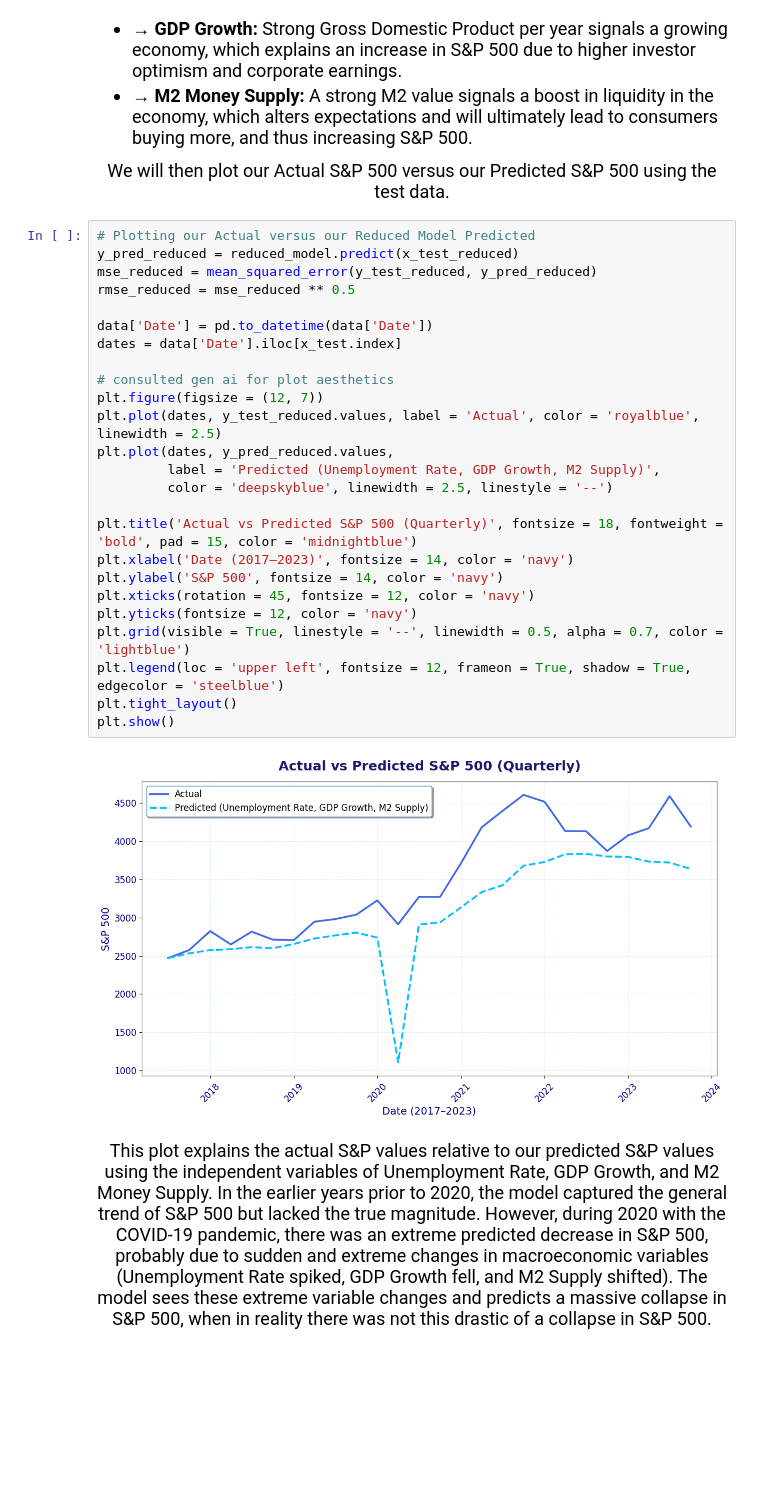
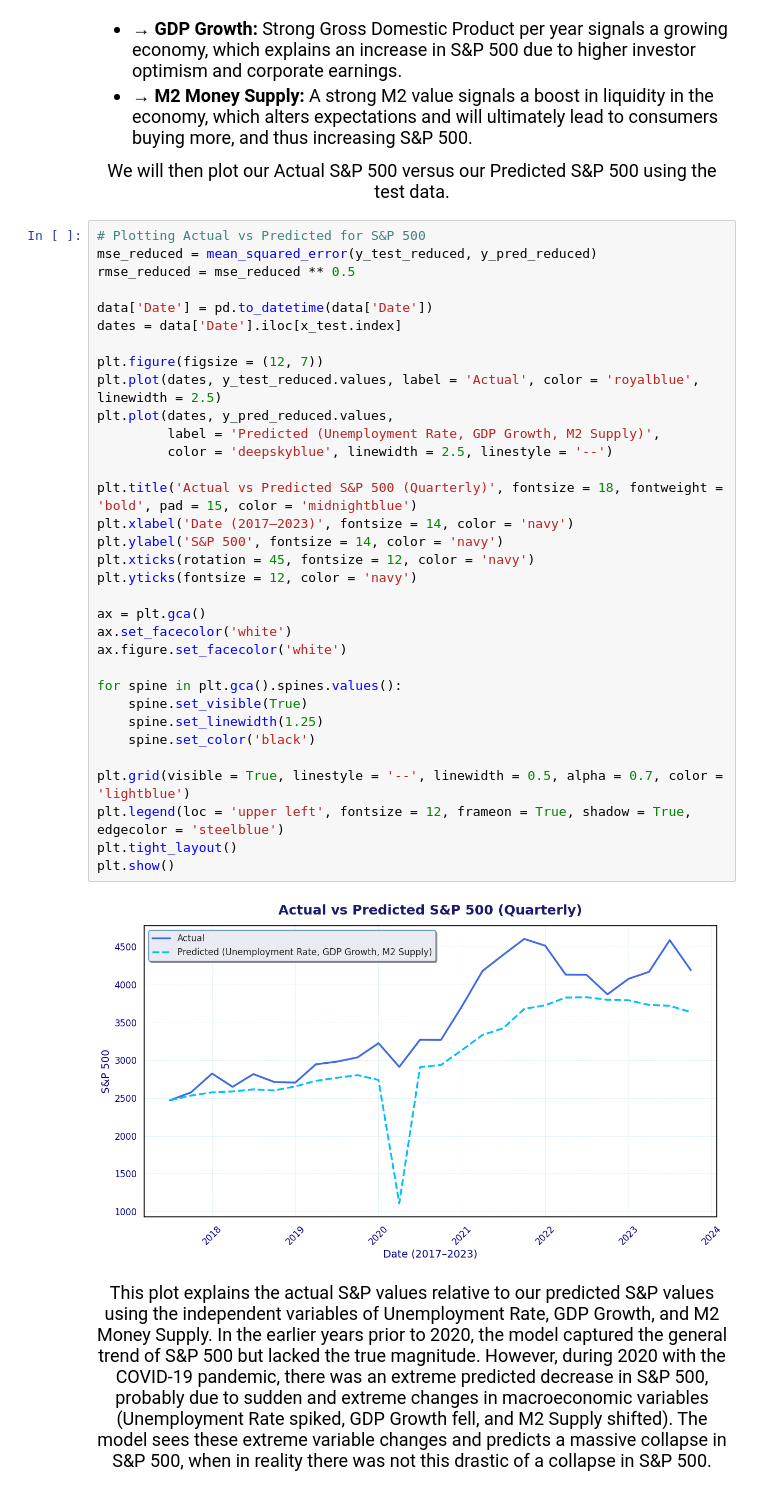
Before and after one commit to allarde2/Macroeconomic-Factors-Stock-Maket-Performance-CMSE-202-final-project-, a Jupyter notebook: multiple/S&P 500 Multiple.ipynb, the cells around one changed output. Drawn from its saved outputs; the diff is of its cells as text; blank space fills up the shorter version.

```diff
--- a/multiple/S&P 500 Multiple.ipynb
+++ b/multiple/S&P 500 Multiple.ipynb
@@ -211,32 +211,40 @@ strong multicollinearity or other numerical problems.
   </ul> We will then plot our Actual S&P 500 versus our Predicted S&P 500 using the test data.
 </div>
 # %%
-# Plotting our Actual versus our Reduced Model Predicted
-y_pred_reduced = reduced_model.predict(x_test_reduced)
+# Plotting Actual vs Predicted for S&P 500
 mse_reduced = mean_squared_error(y_test_reduced, y_pred_reduced)
 rmse_reduced = mse_reduced ** 0.5
 
 data['Date'] = pd.to_datetime(data['Date'])
 dates = data['Date'].iloc[x_test.index]
 
-# consulted gen ai for plot aesthetics
 plt.figure(figsize = (12, 7))
 plt.plot(dates, y_test_reduced.values, label = 'Actual', color = 'royalblue', linewidth = 2.5)
 plt.plot(dates, y_pred_reduced.values,
          label = 'Predicted (Unemployment Rate, GDP Growth, M2 Supply)',
          color = 'deepskyblue', linewidth = 2.5, linestyle = '--')
 
 plt.title('Actual vs Predicted S&P 500 (Quarterly)', fontsize = 18, fontweight = 'bold', pad = 15, color = 'midnightblue')
 plt.xlabel('Date (2017–2023)', fontsize = 14, color = 'navy')
 plt.ylabel('S&P 500', fontsize = 14, color = 'navy')
 plt.xticks(rotation = 45, fontsize = 12, color = 'navy')
 plt.yticks(fontsize = 12, color = 'navy')
+
+ax = plt.gca()
+ax.set_facecolor('white')
+ax.figure.set_facecolor('white')
+
+for spine in plt.gca().spines.values():
+    spine.set_visible(True)
+    spine.set_linewidth(1.25)
+    spine.set_color('black')
+
 plt.grid(visible = True, linestyle = '--', linewidth = 0.5, alpha = 0.7, color = 'lightblue')
 plt.legend(loc = 'upper left', fontsize = 12, frameon = True, shadow = True, edgecolor = 'steelblue')
 plt.tight_layout()
 plt.show()
 # %% [output]
-[figure, old version]
+[figure, new version]
 # %% [markdown]
 <p style="font-family: 'Times New Roman'; font-size: 18px; text-align: center; color: black;">
   This plot explains the actual S&P values relative to our predicted S&P values using the independent variables of Unemployment Rate, GDP Growth, and M2 Money Supply. In the earlier years prior to 2020, the model captured the general trend of S&P 500 but lacked the true magnitude. However, during 2020 with the COVID-19 pandemic, there was an extreme predicted decrease in S&P 500, probably due to sudden and extreme changes in macroeconomic variables (Unemployment Rate spiked, GDP Growth fell, and M2 Supply shifted). The model sees these extreme variable changes and predicts a massive collapse in S&P 500, when in reality there was not this drastic of a collapse in S&P 500. During 2020, there was government intervention (stimulus checks, interest rate cuts) which allowed the market to stay relatively stable due to extreme policy support that the macroeconomic variables could not have captured.
```
Also changed, not shown: parts of 4 cells of this notebook, 2 other files.
